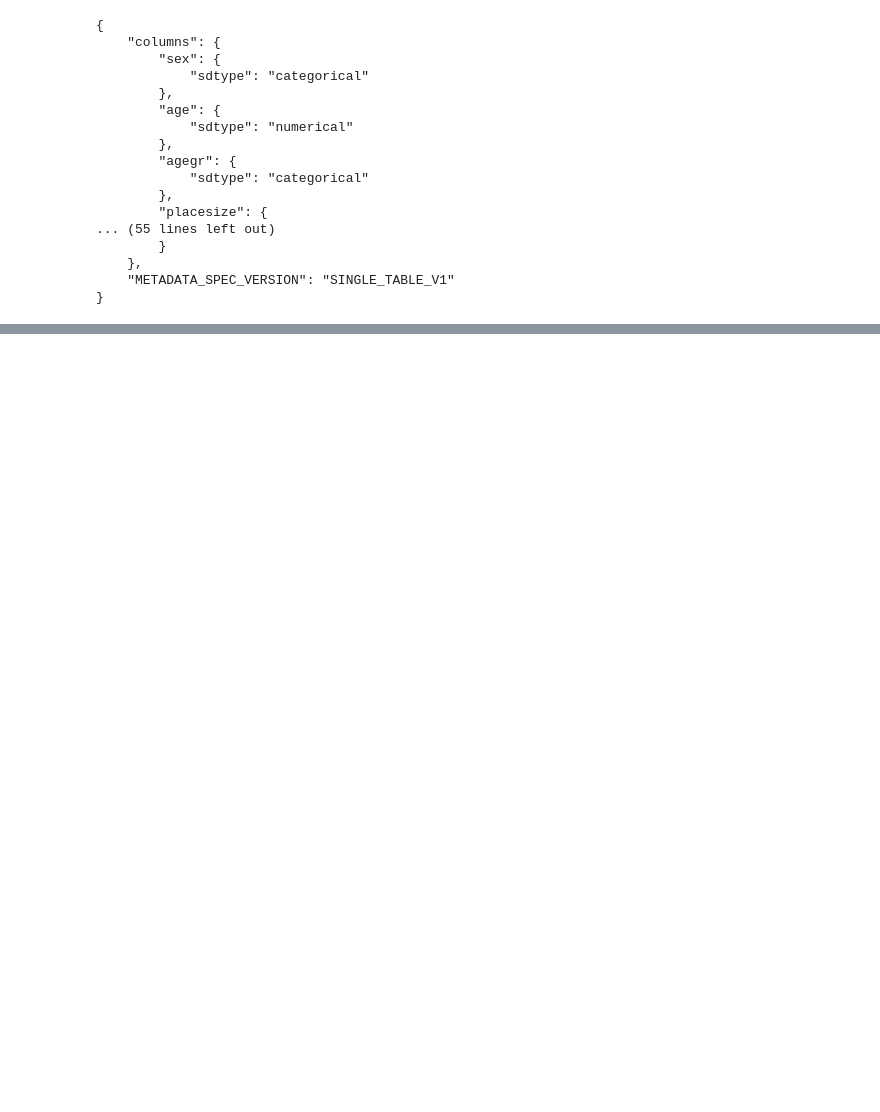
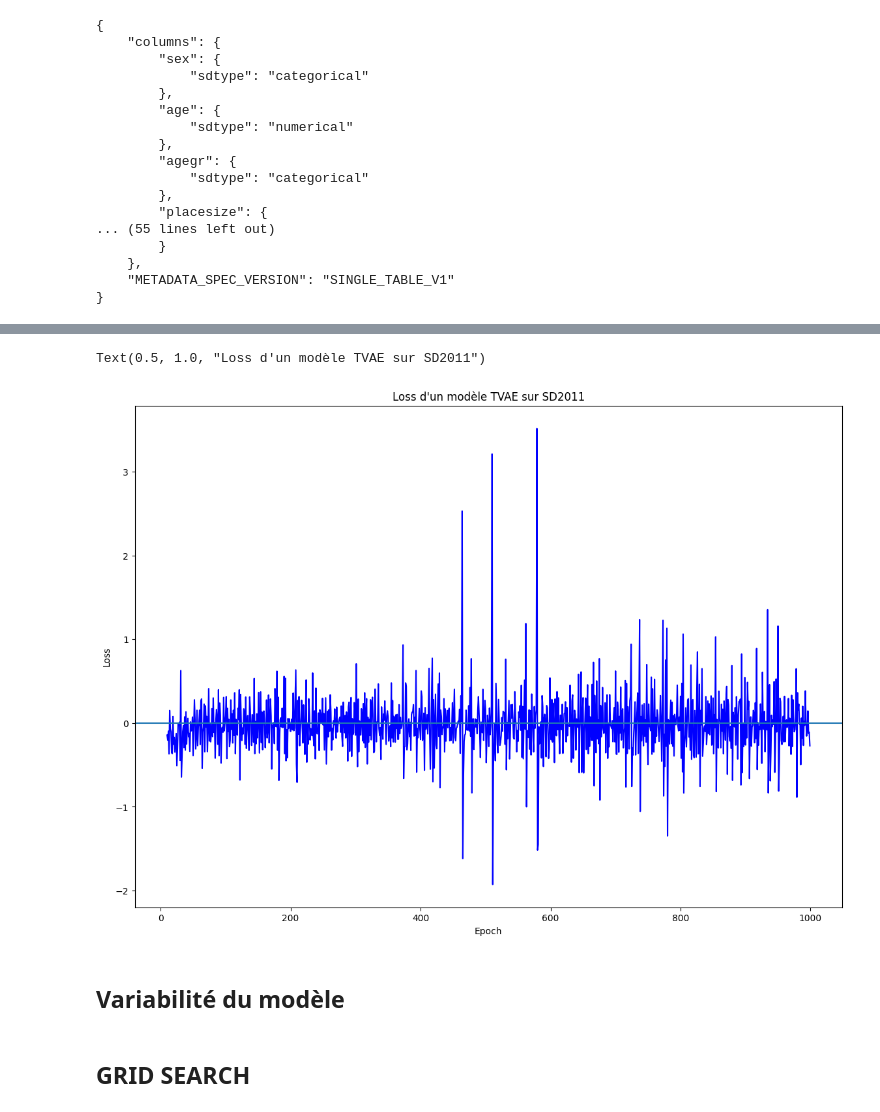
Before and after one commit to InseeFrLab/synthetic-data-sdc, a Jupyter notebook: SDV/SDV_TVAE_SD2011.ipynb, the cells around one changed output, grey strips where cells are left out. Cells and saved outputs as stored; diff of their text form; code cells hidden in the pictures; blank space fills up the shorter version.

```diff
--- a/SDV/SDV_TVAE_SD2011.ipynb
+++ b/SDV/SDV_TVAE_SD2011.ipynb
@@ -182,0 +170,8 @@ Name: Loss, Length: 300, dtype: float64
+# %%
+pd_loss = loss_by_epoch.to_frame()
+new = [0,]
+for i in range(999):
+    new.append(pd_loss['Loss'][i])
+pd_loss = pd_loss.assign(Loss_decale = new)
+pd_loss = pd_loss.assign(Loss_diff = (pd_loss['Loss']-pd_loss['Loss_decale']))
+pd_loss.describe()
@@ -182,0 +188,15 @@ Name: Loss, Length: 300, dtype: float64
+# %%
+steps = range(10, nb_epochs)
+
+plt.figure(figsize=(14, 10))
+
+plt.plot(steps, pd_loss['Loss_diff'][10:], color='blue')
+
+plt.xlabel('Epoch')
+plt.ylabel('Loss')
+plt.title("Loss d'un modèle TVAE sur SD2011")
+# %% [output]
+Text(0.5, 1.0, "Loss d'un modèle TVAE sur SD2011")
+[figure, added]
+# %% [markdown]
+## Variabilité du modèle
@@ -182,0 +276,2 @@ Name: Loss, Length: 300, dtype: float64
+# %% [markdown]
+## GRID SEARCH
```
Also changed, not shown: parts of 10 cells of this notebook, 3 other files.
